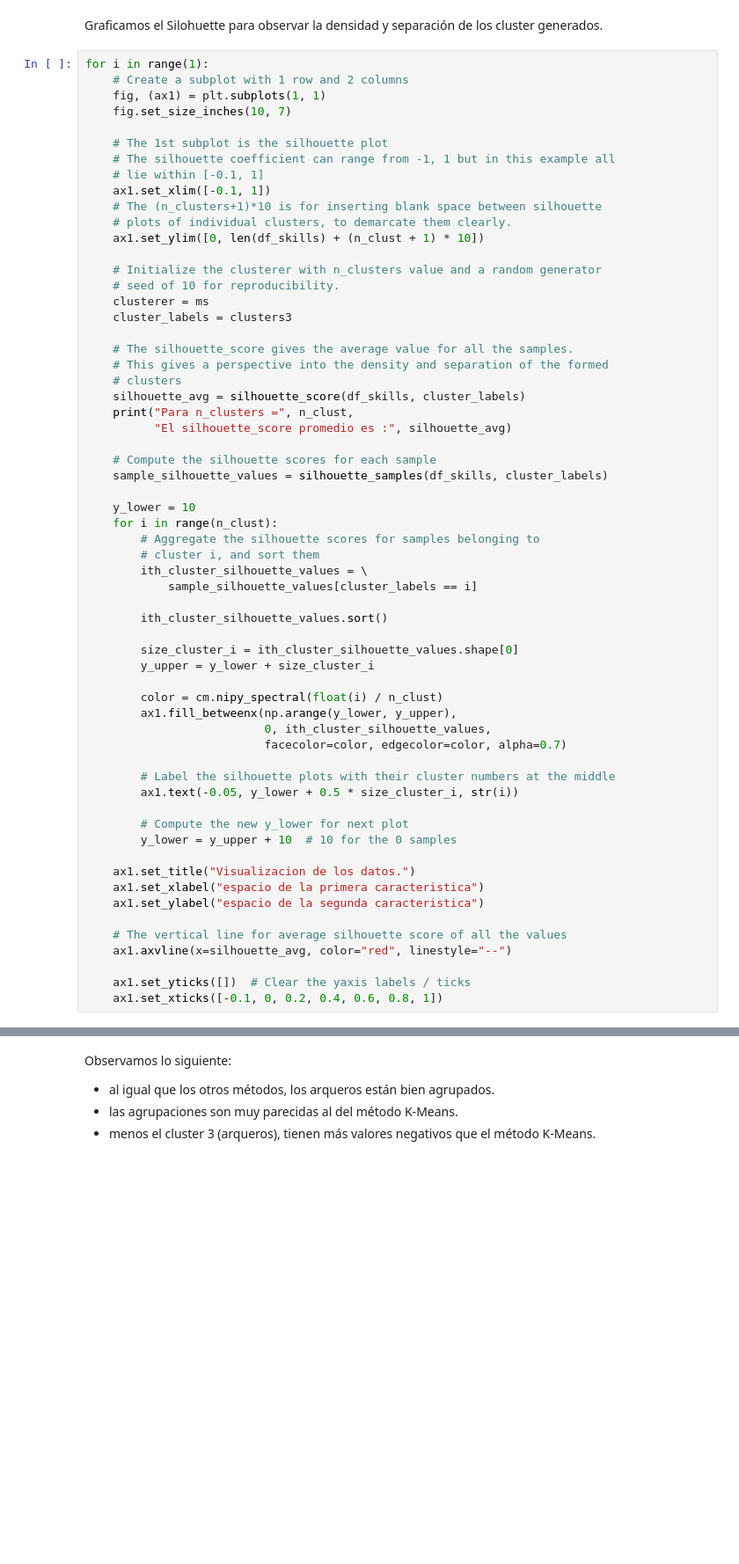
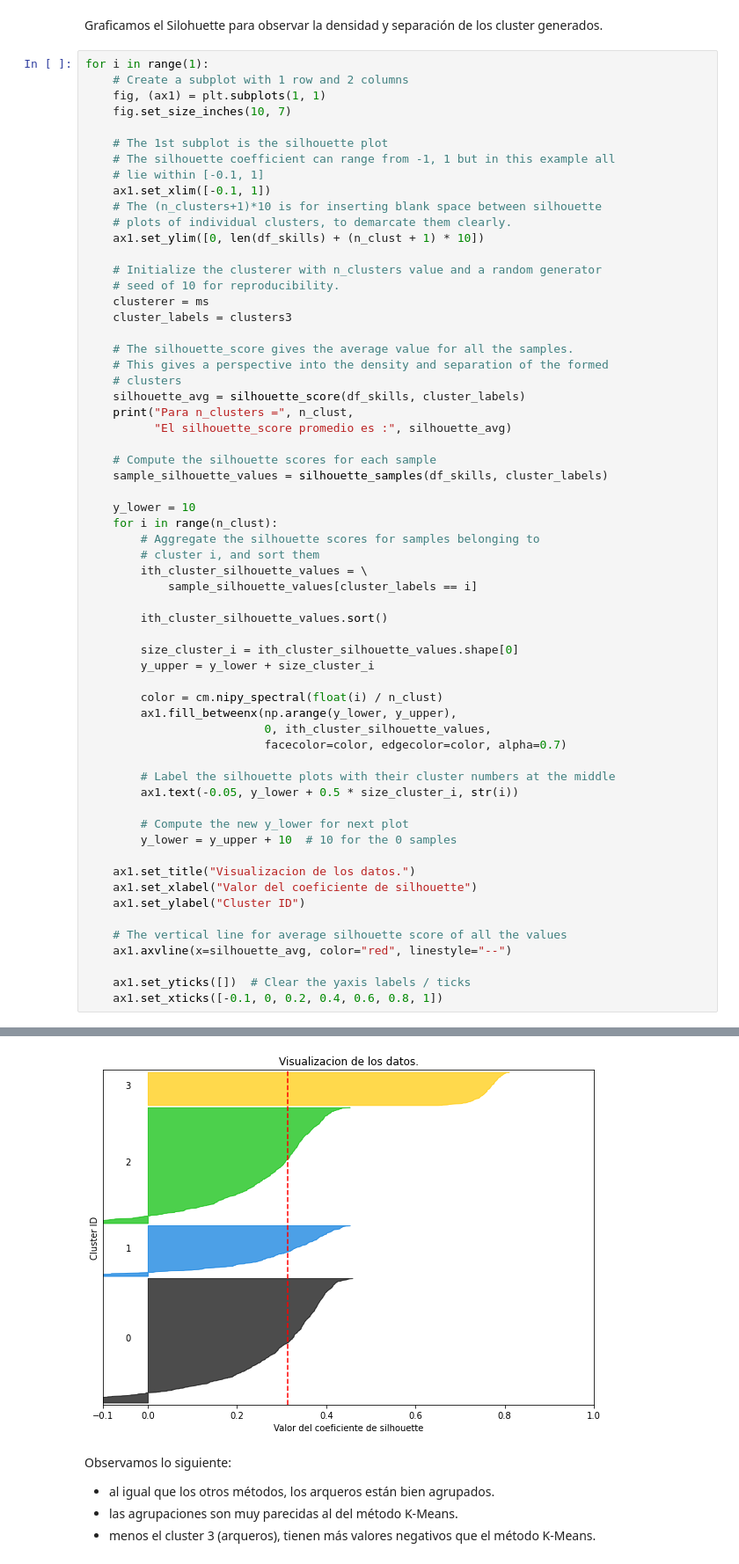
Before and after one commit to leoborgnino/aprendizajeNOsupervizado, a Jupyter notebook: 2020/Practico Aprendizaje No Supervisado.ipynb, the cells around one changed output, grey strips where cells are left out. Shown at 88% size. Drawn from its saved outputs; the diff is of its cells as text; blank space fills up the shorter version.

```diff
--- a/2020/Practico Aprendizaje No Supervisado.ipynb
+++ b/2020/Practico Aprendizaje No Supervisado.ipynb
@@ -693,11 +762,12 @@ for i in range(1):
         y_lower = y_upper + 10  # 10 for the 0 samples
 
     ax1.set_title("Visualizacion de los datos.")
-    ax1.set_xlabel("espacio de la primera caracteristica")
-    ax1.set_ylabel("espacio de la segunda caracteristica")
+    ax1.set_xlabel("Valor del coeficiente de silhouette")
+    ax1.set_ylabel("Cluster ID")
 
     # The vertical line for average silhouette score of all the values
     ax1.axvline(x=silhouette_avg, color="red", linestyle="--")
 
     ax1.set_yticks([])  # Clear the yaxis labels / ticks
     ax1.set_xticks([-0.1, 0, 0.2, 0.4, 0.6, 0.8, 1])
+# %% [output]
@@ -704,3 +775,4 @@ for i in range(1):
+[figure, added]
 # %% [markdown]
 Observamos lo siguiente:
 
```
Also changed, not shown: parts of 36 cells of this notebook.
